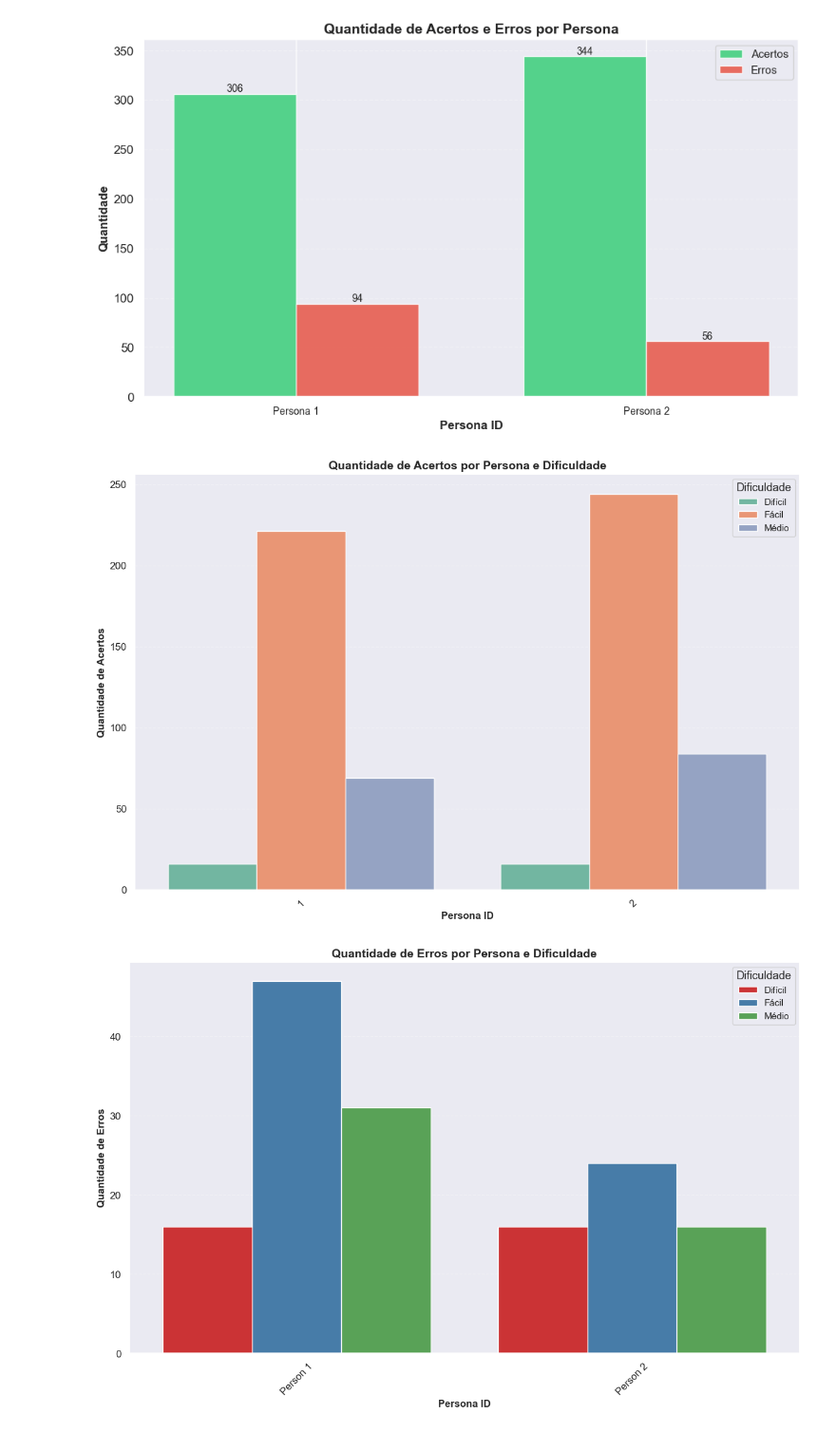
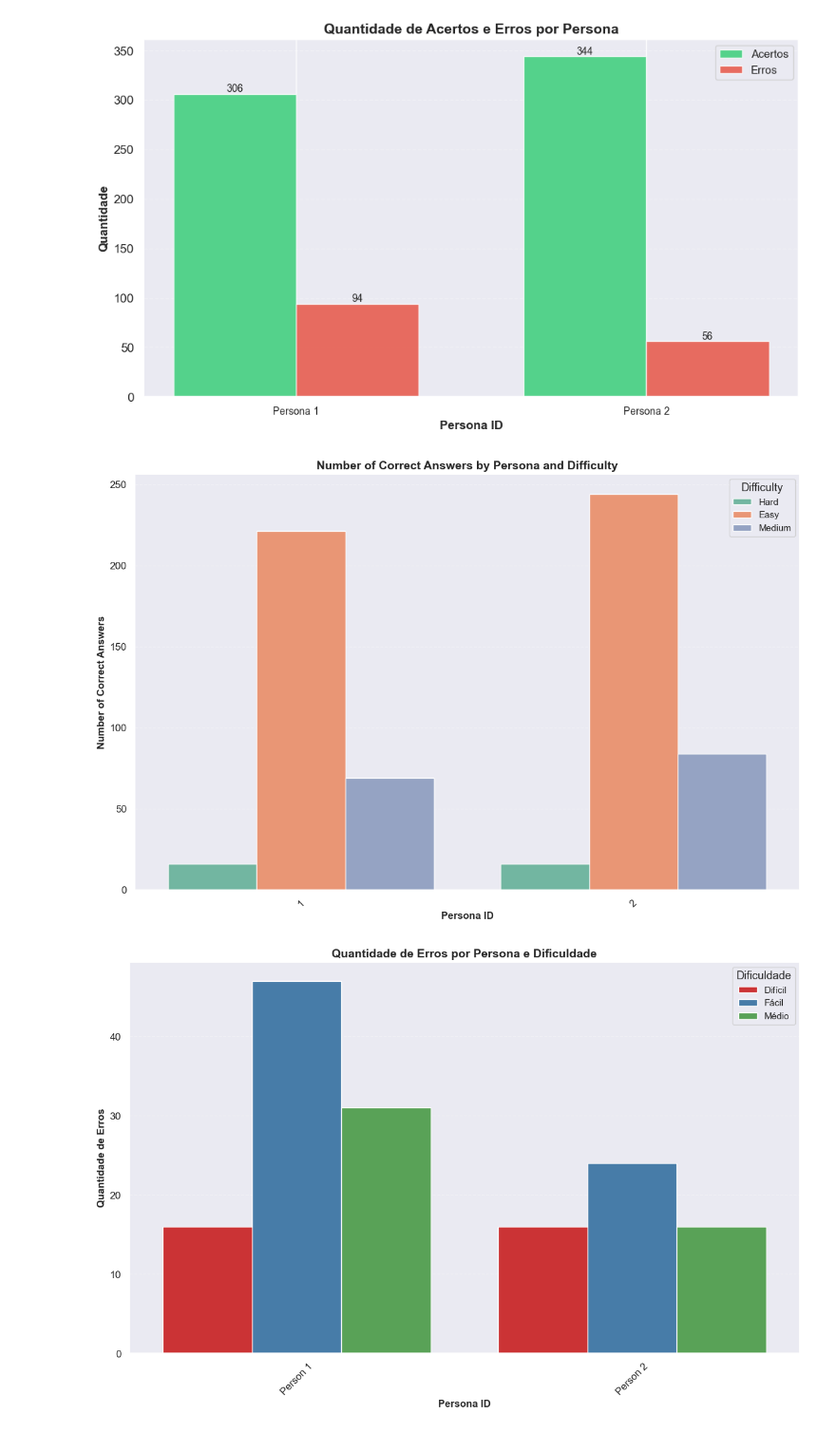
Before and after one commit to mestado9963/chatEnem, a Jupyter notebook: 6_analysis/RQ1/experiments_research_question_RQ1.ipynb, the cells around one changed output. Shown at 95% size. Drawn from its saved outputs; the diff is of its cells as text; code cells hidden in the pictures.

```diff
--- a/6_analysis/RQ1/experiments_research_question_RQ1.ipynb
+++ b/6_analysis/RQ1/experiments_research_question_RQ1.ipynb
@@ -465,27 +465,56 @@ fig.tight_layout()
 plt.show()
 # %% [output]
 [figure]
-# %%
-# Gere um gráfico de barras que mostre a quantidade de acertos por tipo de persona (persona_id) por nível de dificuldade da questão, utilizando o dataframe de questões "questions_df". O gráfico deve mostrar a quantidade de acertos para cada persona, agrupados por nível de dificuldade (fácil, médio, difícil).
-import matplotlib.pyplot as plt
-import seaborn as sns
-# Agrupe os dados por person_id, dificuldade e acerto_person_resp
-acertos_por_persona_dificuldade = analise_questions_df[analise_questions_df['acerto_person_resp'] == 1].groupby(['person_id', 'dificuldade']).size().unstack(fill_value=0)
-# Prepare os dados para o gráfico
-acertos_por_persona_dificuldade = acertos_por_persona_dificuldade.reset_index().melt(id_vars='person_id', var_name='dificuldade', value_name='quantidade_acertos')
-# Crie o gráfico de barras agrupadas
-plt.figure(figsize=(12, 8))
-sns.barplot(data=acertos_por_persona_dificuldade, x='person_id', y='quantidade_acertos', hue='dificuldade', palette='Set2')
-plt.xlabel('Persona ID', fontsize=12, fontweight='bold')
-plt.ylabel('Quantidade de Acertos', fontsize=12, fontweight='bold')
-plt.title('Quantidade de Acertos por Persona e Dificuldade', fontsize=14, fontweight='bold')
-plt.xticks(rotation=45)
-plt.legend(title='Dificuldade', fontsize=11)
-plt.grid(axis='y', alpha=0.3, linestyle='--')
-plt.tight_layout()
-plt.show()
-# %% [output]
-[figure, removed]
+# %%
+import matplotlib.pyplot as plt
+import seaborn as sns
+
+# Agrupe os dados por person_id, dificuldade e acerto_person_resp
+acertos_por_persona_dificuldade = analise_questions_df[
+    analise_questions_df['acerto_person_resp'] == 1
+].groupby(['person_id', 'dificuldade']).size().unstack(fill_value=0)
+
+# Reset e reshape
+acertos_por_persona_dificuldade = acertos_por_persona_dificuldade.reset_index().melt(
+    id_vars='person_id',
+    var_name='dificuldade',
+    value_name='quantidade_acertos'
+)
+
+# 🔹 Tradução dos rótulos
+traducao = {
+    'Fácil': 'Easy',
+    'Médio': 'Medium',
+    'Difícil': 'Hard'
+}
+
+acertos_por_persona_dificuldade['dificuldade'] = \
+    acertos_por_persona_dificuldade['dificuldade'].map(traducao)
+
+# Crie o gráfico
+plt.figure(figsize=(12, 8))
+sns.barplot(
+    data=acertos_por_persona_dificuldade,
+    x='person_id',
+    y='quantidade_acertos',
+    hue='dificuldade',
+    palette='Set2'
+)
+
+plt.xlabel('Persona ID', fontsize=12, fontweight='bold')
+plt.ylabel('Number of Correct Answers', fontsize=12, fontweight='bold')
+plt.title('Number of Correct Answers by Persona and Difficulty', fontsize=14, fontweight='bold')
+
+plt.xticks(rotation=45)
+
+# 🔹 Legenda em inglês
+plt.legend(title='Difficulty', fontsize=11)
+
+plt.grid(axis='y', alpha=0.3, linestyle='--')
+plt.tight_layout()
+plt.show()
+# %% [output]
+[figure, added]
 # %%
 # Gere um gráfico de barras que mostre a quantidade de erros por tipo de persona (persona_id) por nível de dificuldade da questão, utilizando o dataframe de questões "questions_df". O gráfico deve mostrar a quantidade de erros para cada persona, agrupados por nível de dificuldade (fácil, médio, difícil).
 # Coloque como rótulo x os nomes "Person 1" e "Person 2".
```
Also changed, not shown: 5 other files.
